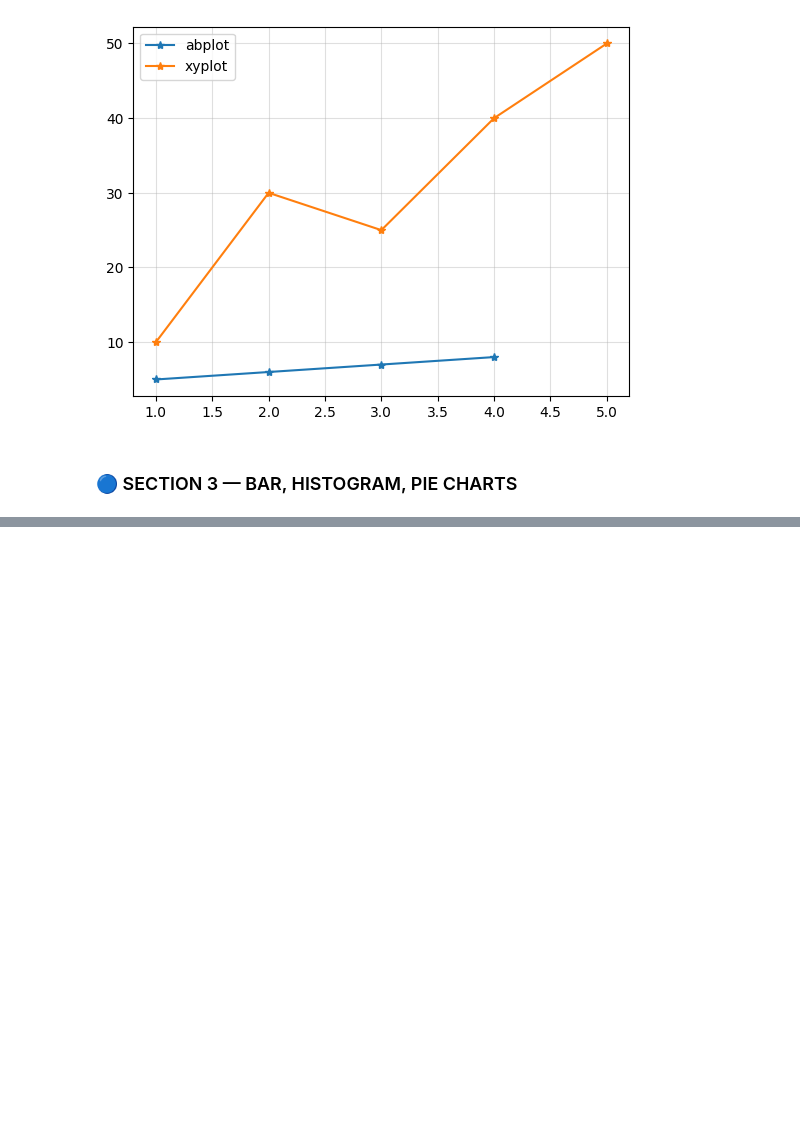
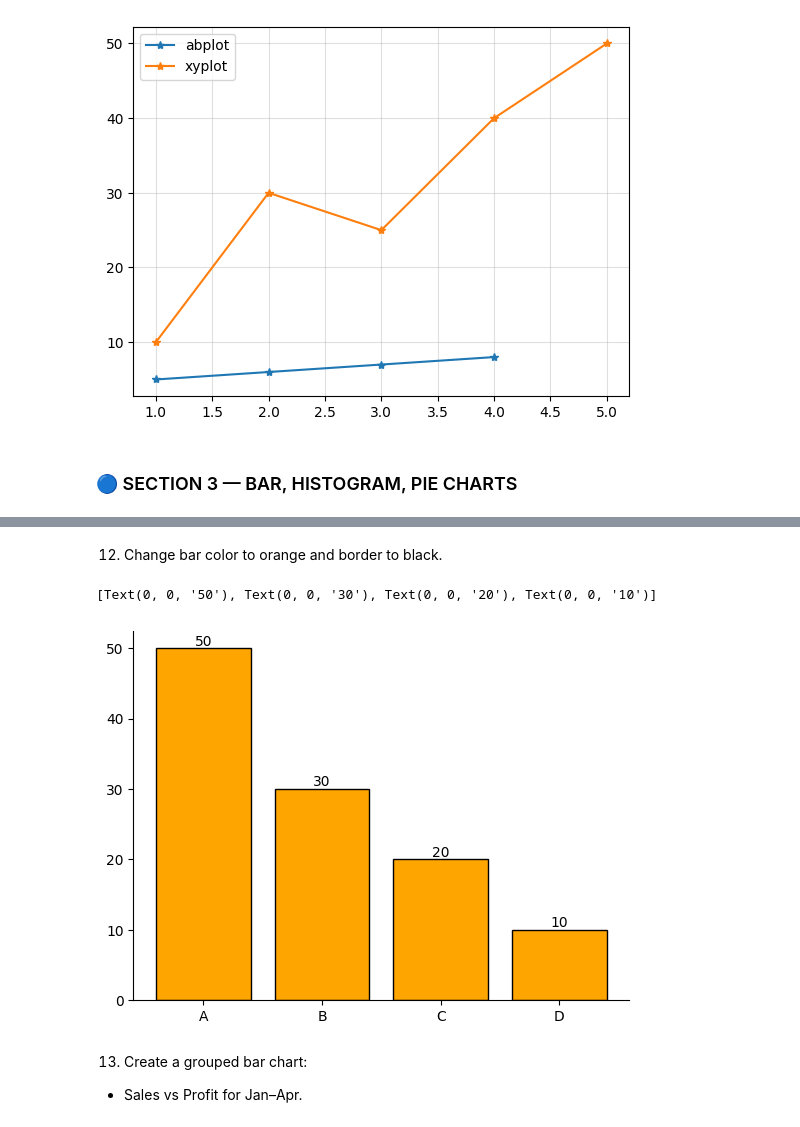
Before and after one commit to sagarnbeedi-analytics/data-analytics-portfolio, a Jupyter notebook: PYTHON/practicing_python_libraries/python_files/matplotlib.ipynb, the cells around one changed output, grey strips where cells are left out. Drawn from its saved outputs; the diff is of its cells as text; code cells hidden in the pictures; blank space fills up the shorter version.

```diff
--- a/PYTHON/practicing_python_libraries/python_files/matplotlib.ipynb
+++ b/PYTHON/practicing_python_libraries/python_files/matplotlib.ipynb
@@ -197,0 +215,20 @@ plt.grid(True,alpha=0.4)
+# %% [markdown]
+12. Change bar color to orange and border to black.
+# %%
+a,b,c,d=50,30,20,10
+bars=plt.bar(["A","B","C","D"],
+        [50,30,20,10],
+        color="orange",
+        align="center",
+        edgecolor="black",
+        label=["A","B","C","D"])
+ax=plt.gca()
+ax.spines["top"].set_visible(False)
+ax.spines["right"].set_visible(False)
+plt.bar_label(bars)
+# %% [output]
+[Text(0, 0, '50'), Text(0, 0, '30'), Text(0, 0, '20'), Text(0, 0, '10')]
+[figure, added]
+# %% [markdown]
+13. Create a grouped bar chart:
+- Sales vs Profit for Jan–Apr.
```
Also changed, not shown: parts of 14 cells of this notebook.
